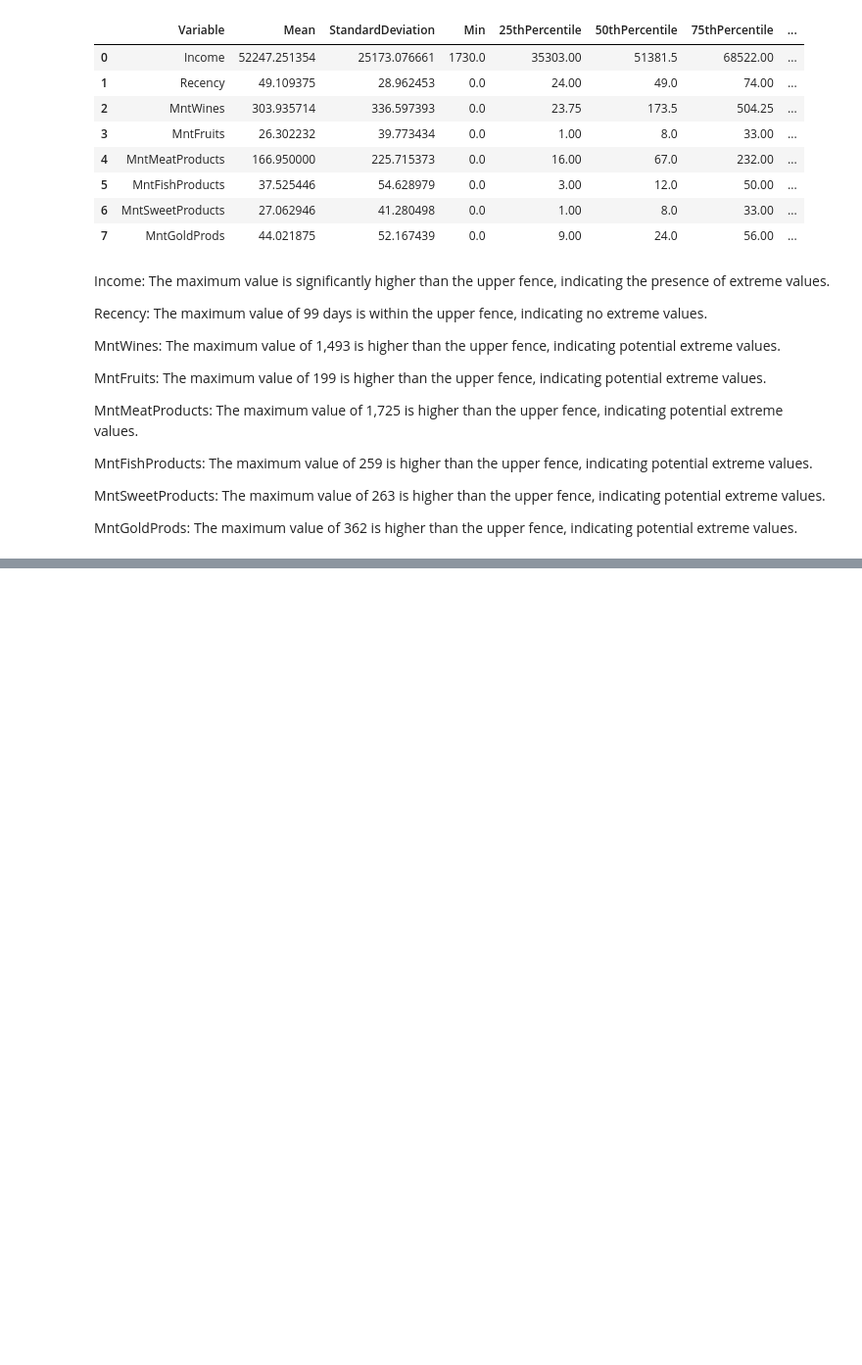
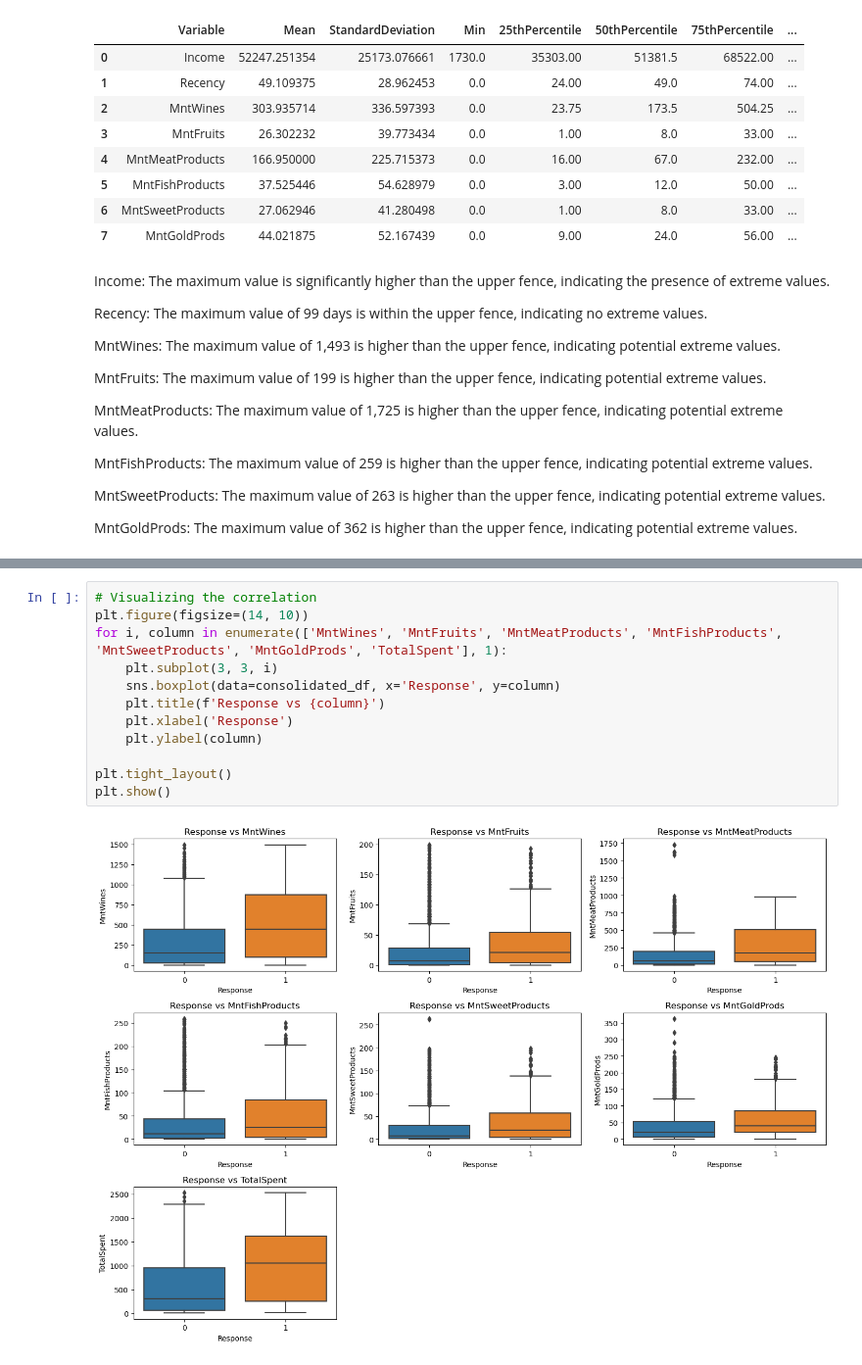
Before and after one commit to warunsrk/Capstone_RetailSales_ABADS_B11, a Jupyter notebook: Capstone_Project - Retail_Sales_Case_Study.ipynb, the cells around one changed output, grey strips where cells are left out. Shown at 98% size. Saved outputs shown, nothing was run; the diff lists cells and outputs as text; blank space fills up the shorter version.

```diff
--- a/Capstone_Project - Retail_Sales_Case_Study.ipynb
+++ b/Capstone_Project - Retail_Sales_Case_Study.ipynb
@@ -538,0 +414,14 @@ Correlation between Income and MntGoldProds: 0.33
+# %%
+# Visualizing the correlation
+plt.figure(figsize=(14, 10))
+for i, column in enumerate(['MntWines', 'MntFruits', 'MntMeatProducts', 'MntFishProducts', 'MntSweetProducts', 'MntGoldProds', 'TotalSpent'], 1):
+    plt.subplot(3, 3, i)
+    sns.boxplot(data=consolidated_df, x='Response', y=column)
+    plt.title(f'Response vs {column}')
+    plt.xlabel('Response')
+    plt.ylabel(column)
+
+plt.tight_layout()
+plt.show()
+# %% [output]
+[figure, added]
```
Also changed, not shown: parts of 39 cells of this notebook.
